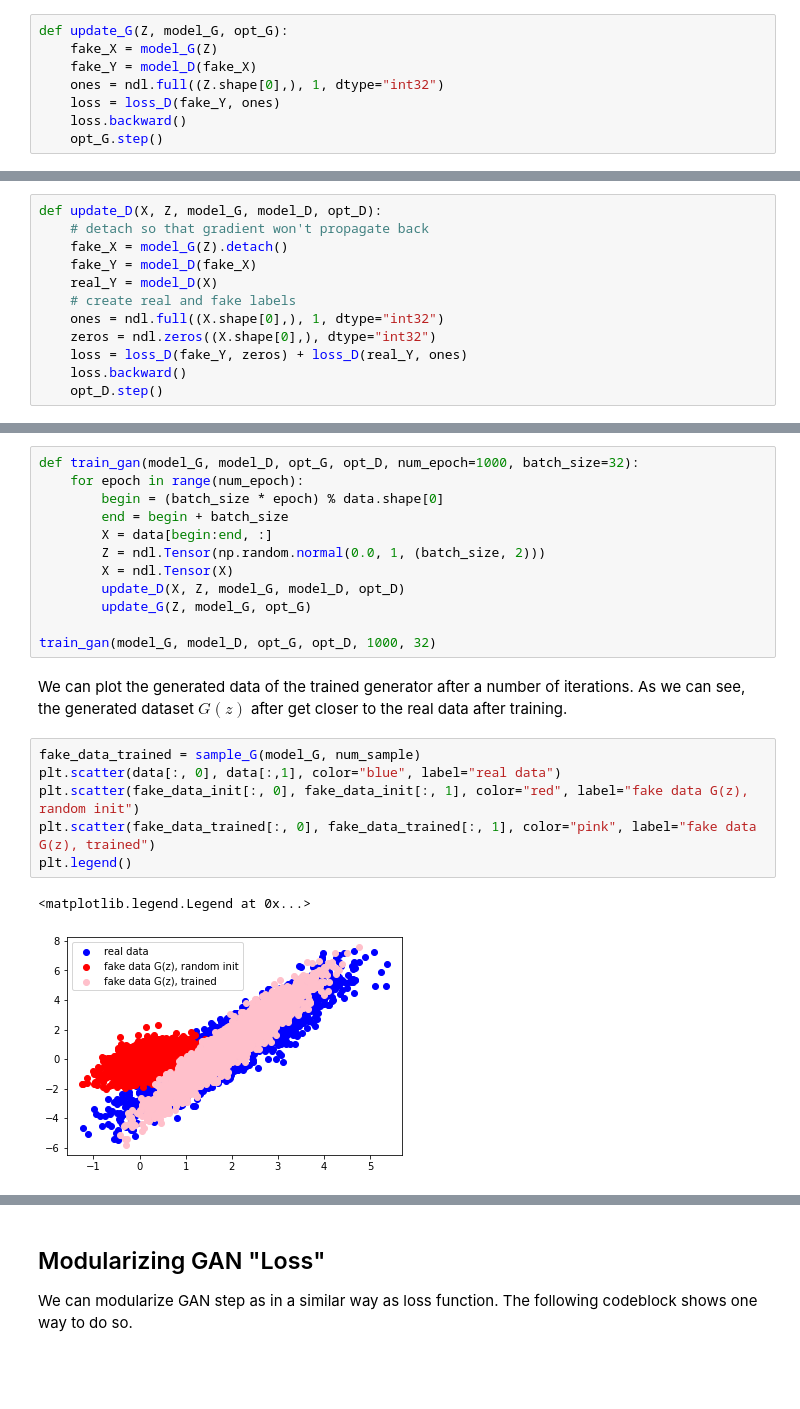
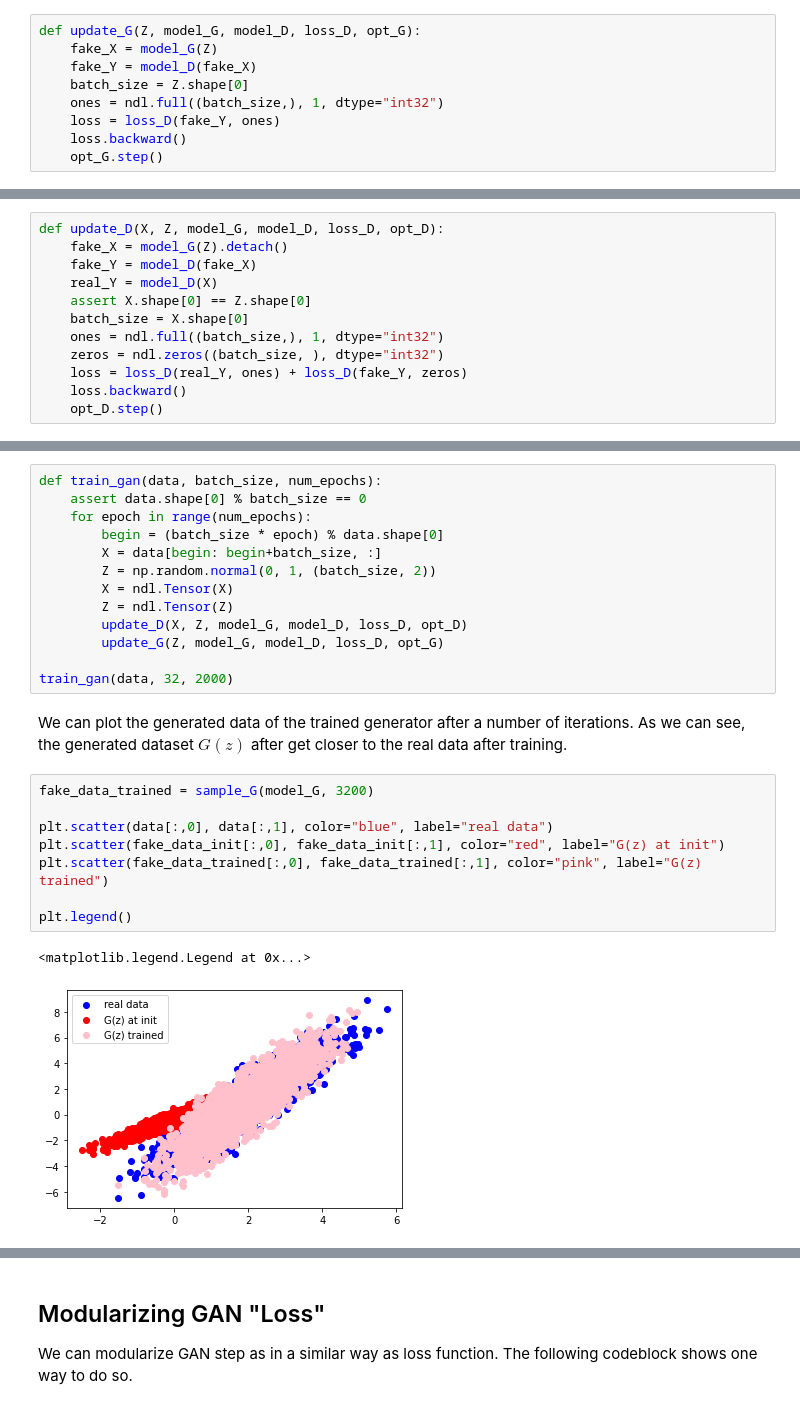
Before and after one commit to dlsys10714/notebooks, a Jupyter notebook: 22_generative_adversarial_networks_implementation.ipynb, the cells around one changed output, grey strips where cells are left out. Cells and saved outputs as stored; diff of their text form; blank space fills up the shorter version.

```diff
--- a/22_generative_adversarial_networks_implementation.ipynb
+++ b/22_generative_adversarial_networks_implementation.ipynb
@@ -164,10 +166,11 @@ opt_G = ndl.optim.Adam(model_G.parameters(), lr=0.01)
 # %% [markdown]
 To optimize the above loss function, we just need to generate a fake data $G(z)$, send it through the discriminator $D$ and compute the negative log-likelihood that the fake dataset is categorized as real. In another word, we will feed in $y= 1$ as label here.
 # %%
-def update_G(Z, model_G, opt_G):
+def update_G(Z, model_G, model_D, loss_D, opt_G):
     fake_X = model_G(Z)
     fake_Y = model_D(fake_X)
-    ones = ndl.full((Z.shape[0],), 1, dtype="int32")
+    batch_size = Z.shape[0]
+    ones = ndl.full((batch_size,), 1, dtype="int32")
     loss = loss_D(fake_Y, ones)
     loss.backward()
     opt_G.step()
@@ -188,15 +191,15 @@ opt_D = ndl.optim.Adam(model_D.parameters(), lr=0.01)
 # %% [markdown]
 The discriminator loss is also a normal classification loss, by labeling the generated data as $y=0$(fake) and real data as $y=1$(real). Importantly, we also do not need to propagate gradient back to the generator in discriminator update, so we will use the detach function to stop the gradient propagation.
 # %%
-def update_D(X, Z, model_G, model_D, opt_D):
-    # detach so that gradient won't propagate back
+def update_D(X, Z, model_G, model_D, loss_D, opt_D):
     fake_X = model_G(Z).detach()
     fake_Y = model_D(fake_X)
     real_Y = model_D(X)
-    # create real and fake labels
-    ones = ndl.full((X.shape[0],), 1, dtype="int32")
-    zeros = ndl.zeros((X.shape[0],), dtype="int32")
-    loss = loss_D(fake_Y, zeros) + loss_D(real_Y, ones)
+    assert X.shape[0] == Z.shape[0]
+    batch_size = X.shape[0]
+    ones = ndl.full((batch_size,), 1, dtype="int32")
+    zeros = ndl.zeros((batch_size, ), dtype="int32")
+    loss = loss_D(real_Y, ones) + loss_D(fake_Y, zeros)
     loss.backward()
     opt_D.step()
 # %% [markdown]
@@ -205,25 +208,28 @@ Now we can put it together, to summarize, the generative adverserial training cy
 - The discriminator update step
 - Generator update step
 # %%
-def train_gan(model_G, model_D, opt_G, opt_D, num_epoch=1000, batch_size=32):
-    for epoch in range(num_epoch):
+def train_gan(data, batch_size, num_epochs):
+    assert data.shape[0] % batch_size == 0
+    for epoch in range(num_epochs):
         begin = (batch_size * epoch) % data.shape[0]
-        end = begin + batch_size
-        X = data[begin:end, :]
-        Z = ndl.Tensor(np.random.normal(0.0, 1, (batch_size, 2)))
+        X = data[begin: begin+batch_size, :]
+        Z = np.random.normal(0, 1, (batch_size, 2))
         X = ndl.Tensor(X)
-        update_D(X, Z, model_G, model_D, opt_D)
-        update_G(Z, model_G, opt_G)
+        Z = ndl.Tensor(Z)
+        update_D(X, Z, model_G, model_D, loss_D, opt_D)
+        update_G(Z, model_G, model_D, loss_D, opt_G)
 
-train_gan(model_G, model_D, opt_G, opt_D, 1000, 32)
+train_gan(data, 32, 2000)
 # %% [markdown]
 We can plot the generated data of the trained generator after a number of iterations. As we can see, the generated dataset $G(z)$ after get closer to the real data after training.
 # %%
-fake_data_trained = sample_G(model_G, num_sample)
-plt.scatter(data[:, 0], data[:,1], color="blue", label="real data")
-plt.scatter(fake_data_init[:, 0], fake_data_init[:, 1], color="red", label="fake data G(z), random init")
-plt.scatter(fake_data_trained[:, 0], fake_data_trained[:, 1], color="pink", label="fake data G(z), trained")
+fake_data_trained = sample_G(model_G, 3200)
+
+plt.scatter(data[:,0], data[:,1], color="blue", label="real data")
+plt.scatter(fake_data_init[:,0], fake_data_init[:,1], color="red", label="G(z) at init")
+plt.scatter(fake_data_trained[:,0], fake_data_trained[:,1], color="pink", label="G(z) trained")
+
 plt.legend()
 # %% [output]
 <matplotlib.legend.Legend at 0x...>
-[figure, old version]
+[figure, new version]
```
Also changed, not shown: parts of 20 cells of this notebook.
